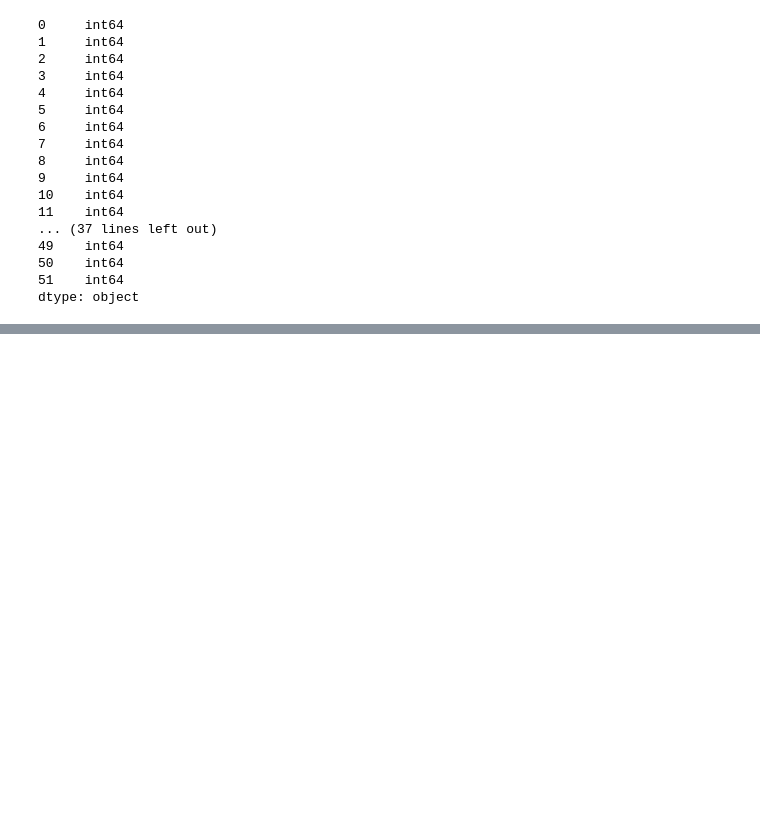
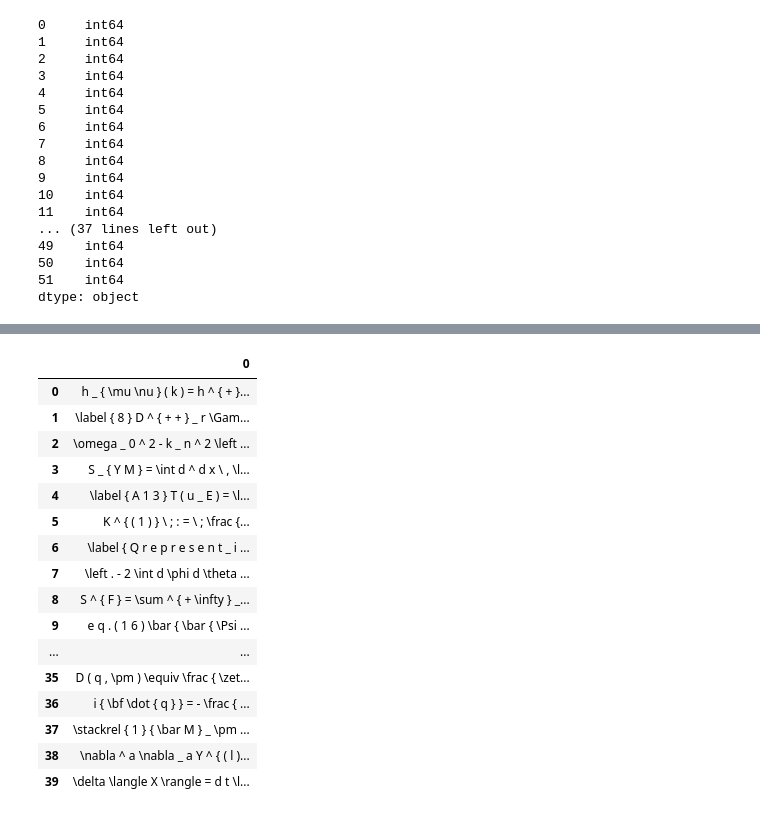
Before and after one commit to untrix/im2latex, a Jupyter notebook: src/scratch.ipynb, the cells around one changed output, grey strips where cells are left out. Drawn from its saved outputs; the diff is of its cells as text; code cells hidden in the pictures; blank space fills up the shorter version.

```diff
--- a/src/scratch.ipynb
+++ b/src/scratch.ipynb
@@ -229,0 +261,20 @@ pd.DataFrame(store3[u'top1_ids_1'][...])
+# %%
+v.str('training', 1, 'y')
+# %% [output]
+|  | 0 |
+| 0 | h _ { \mu \nu } ( k ) = h ^ { + }... |
+| 1 | \label { 8 } D ^ { + + } _ r \Gam... |
+| 2 | \omega _ 0 ^ 2 - k _ n ^ 2 \left ... |
+| 3 | S _ { Y M } = \int d ^ d x \ , \l... |
+| 4 | \label { A 1 3 } T ( u _ E ) = \l... |
+| 5 | K ^ { ( 1 ) } \ ; : = \ ; \frac {... |
+| 6 | \label { Q r e p r e s e n t _ i ... |
+| 7 | \left . - 2 \int d \phi d \theta ... |
+| 8 | S ^ { F } = \sum ^ { + \infty } _... |
+| 9 | e q . ( 1 6 ) \bar { \bar { \Psi ... |
+| ... | ... |
+| 35 | D ( q , \pm ) \equiv \frac { \zet... |
+| 36 | i { \bf \dot { q } } = - \frac { ... |
+| 37 | \stackrel { 1 } { \bar M } _ \pm ... |
+| 38 | \nabla ^ a \nabla _ a Y ^ { ( l )... |
+| 39 | \delta \langle X \rangle = d t \l... |
```
Also changed, not shown: parts of 8 cells of this notebook, 4 other files.
